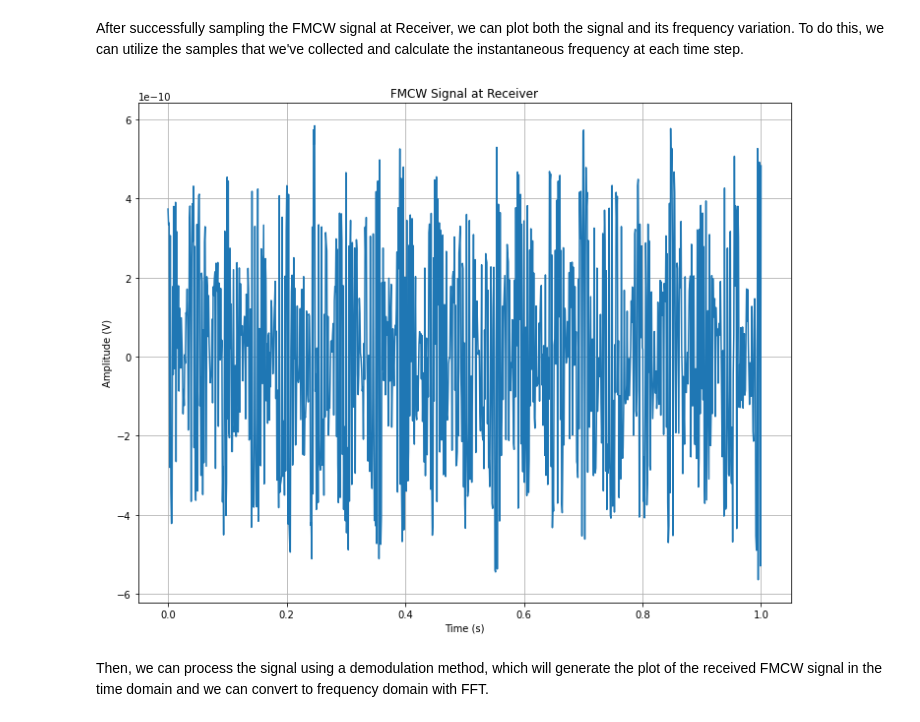
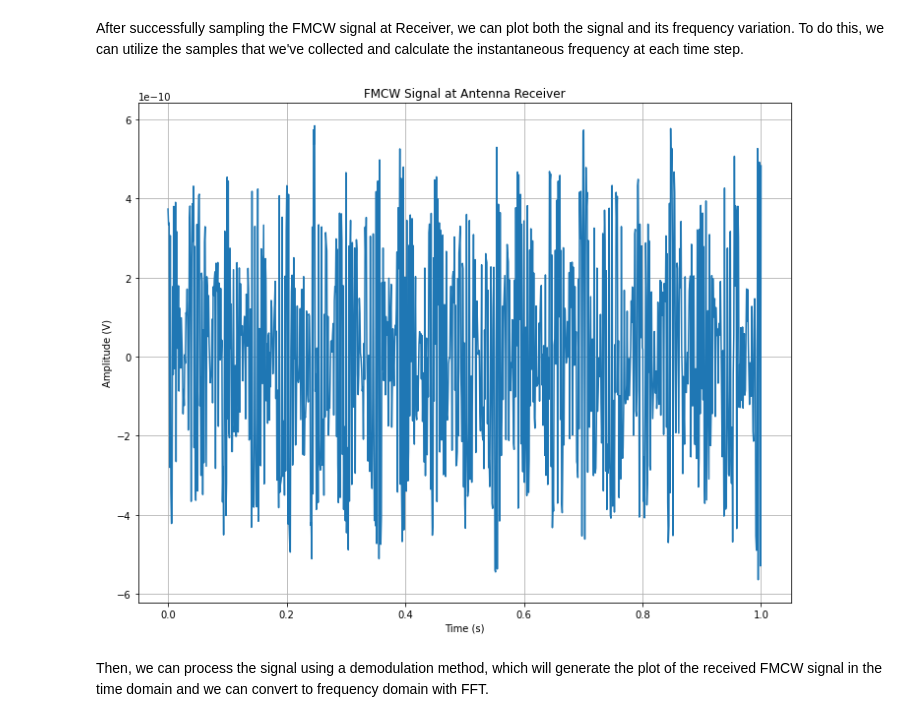
Before and after one commit to naufalmuafi/fmcw-radar_multiple-target, a Jupyter notebook: fmcw-radar_multiple-target.ipynb, the cells around one changed output. Drawn from its saved outputs; the diff is of its cells as text; code cells hidden in the pictures.

```diff
--- a/fmcw-radar_multiple-target.ipynb
+++ b/fmcw-radar_multiple-target.ipynb
@@ -139,22 +137,22 @@ After successfully sampling the FMCW signal at Receiver, we can plot both the si
 # %%
 """
 
 FMCW Signal at Receiver Plot
 
 """
 
 # FMCW Signal at Receiver
 plt.figure(figsize=(10,8))
 plt.plot(tg, srx)
-plt.title('FMCW Signal at Receiver')
+plt.title('FMCW Signal at Antenna Receiver')
 plt.xlabel('Time (s)')
 plt.ylabel('Amplitude (V)')
 plt.grid(True)
 
 plt.tight_layout()
 plt.show()
 # %% [output]
-[figure, old version]
+[figure, new version]
 # %% [markdown]
 Then, we can process the signal using a demodulation method, which will generate the plot of the received FMCW signal in the time domain and we can convert to frequency domain with FFT.
 # %%
```
Also changed, not shown: parts of 7 cells of this notebook.
